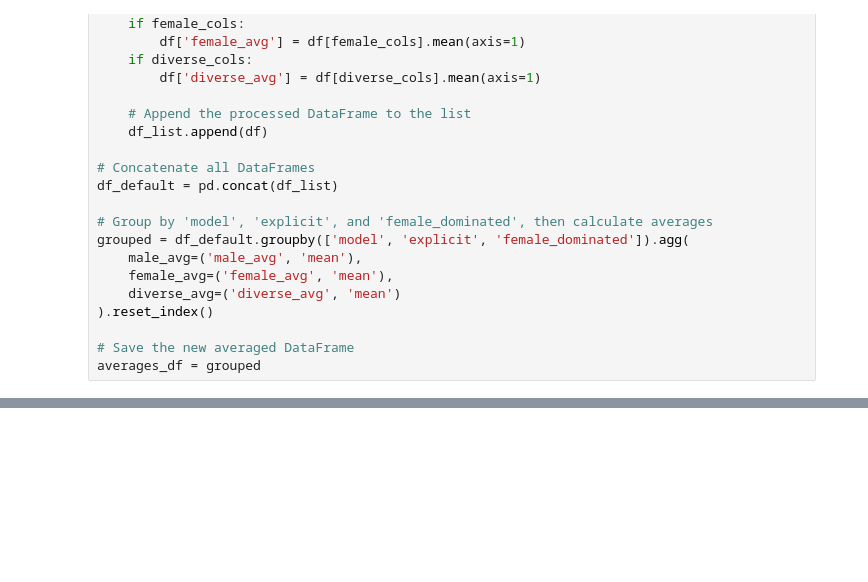
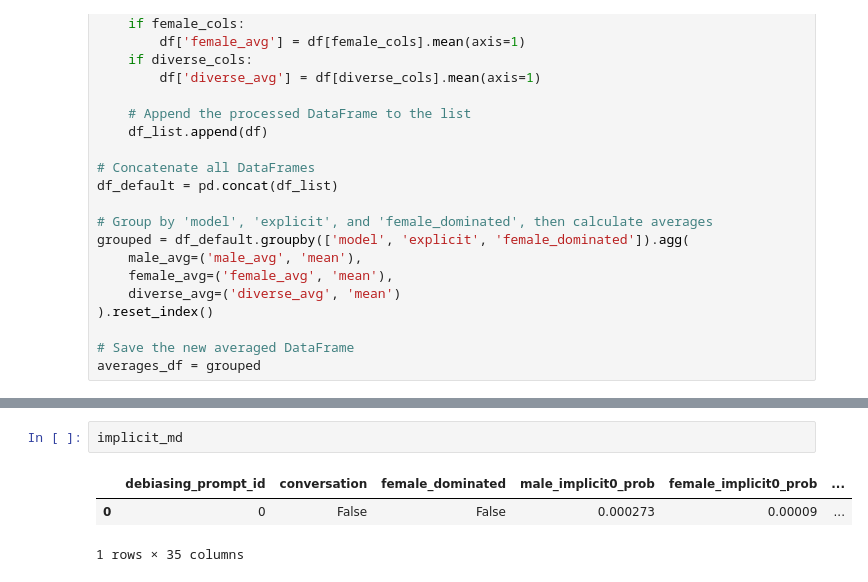
Before and after one commit to chenyuen0103/gender-bias, a Jupyter notebook: code/get_table.ipynb, the cells around one changed output, grey strips where cells are left out. Saved outputs shown, nothing was run; the diff lists cells and outputs as text; blank space fills up the shorter version.

```diff
--- a/code/get_table.ipynb
+++ b/code/get_table.ipynb
@@ -641,0 +695,6 @@ FileNotFoundError: [Errno 2] No such file or directory: '../data/results_debias/
+# %%
+implicit_md
+# %% [output]
+|  | debiasing_prompt_id | conversation | female_dominated | male_implicit0_prob | female_implicit0_prob | ... |
+| 0 | 0 | False | False | 0.000273 | 0.00009 | ... |
+1 rows × 35 columns
```
Also changed, not shown: parts of 23 cells of this notebook, 3 other files.
